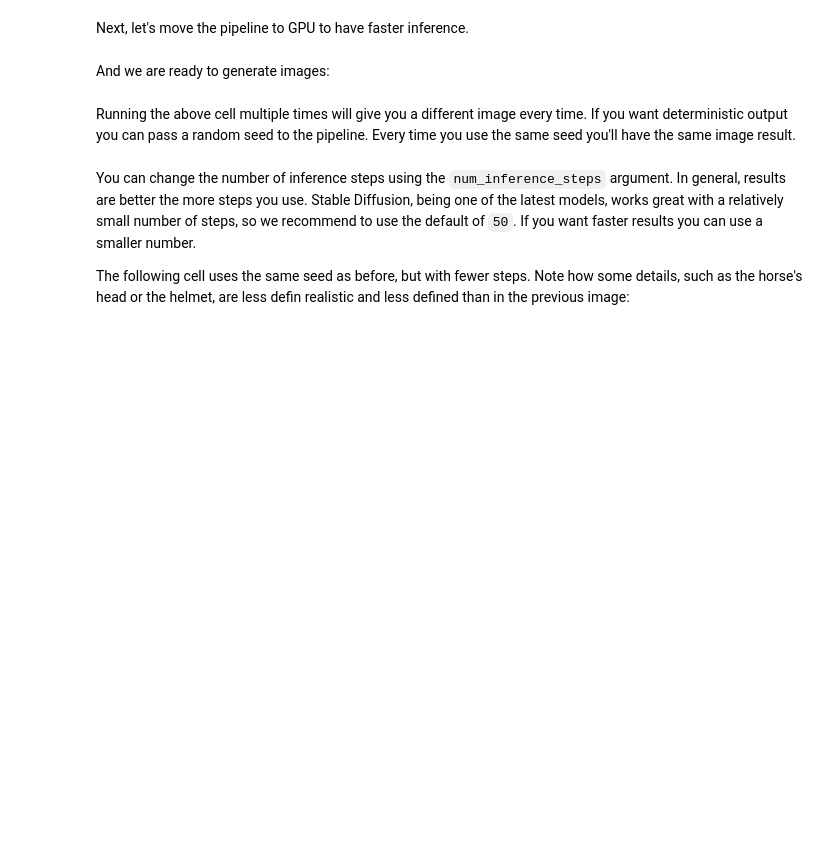
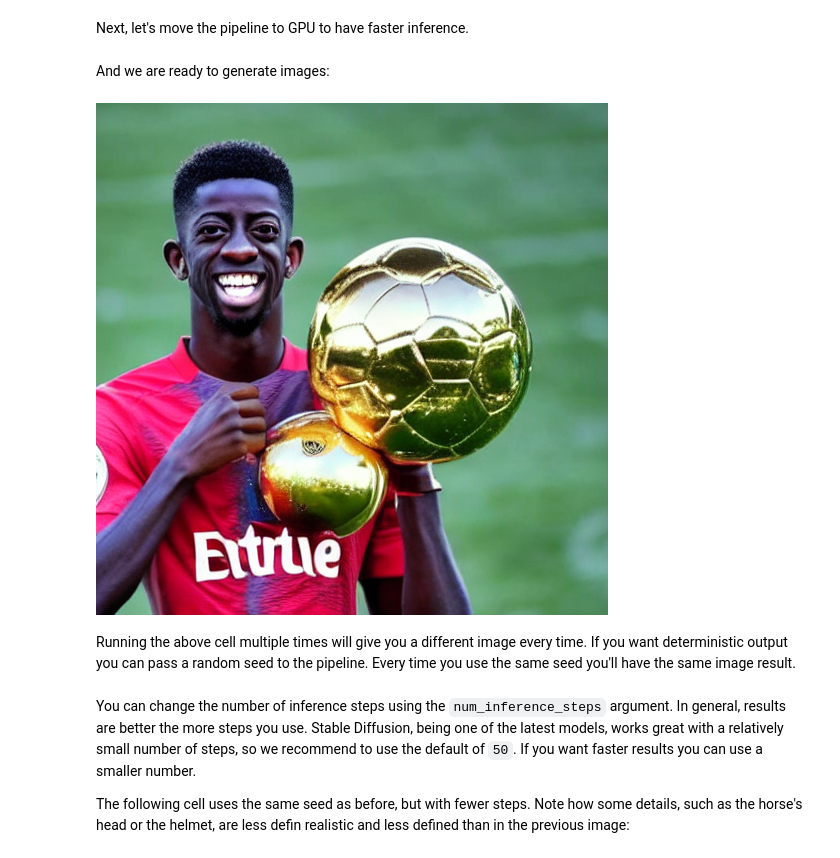
Before and after one commit to SeyeSamba64/MyProject, a Jupyter notebook: diffusers/stable_diffusion.ipynb, the cells around one changed output. Drawn from its saved outputs; the diff is of its cells as text; code cells hidden in the pictures; blank space fills up the shorter version.

```diff
--- a/diffusers/stable_diffusion.ipynb
+++ b/diffusers/stable_diffusion.ipynb
@@ -119,14 +127,16 @@ pipe = pipe.to(device)
 # %% [markdown]
 And we are ready to generate images:
 # %%
-prompt = "a photograph of an astronaut riding a horse"
+#prompt = "a photograph of an astronaut riding a horse"
+prompt = "The football player Ousmane Dembele with the ballon d'or trophy"
 image = pipe(prompt).images[0]  # image here is in [PIL format](https://pillow.readthedocs.io/en/stable/)
-
 # Now to display an image you can either save it such as:
-#image.save(f"astronaut_rides_horse.png")
+image.save(f"astronaut_rides_horse.png")
 
 # or if you're in a google colab you can directly display it with
 image
+# %% [output]
+[figure, added]
 # %% [markdown]
 Running the above cell multiple times will give you a different image every time. If you want deterministic output you can pass a random seed to the pipeline. Every time you use the same seed you'll have the same image result.
 # %%
```
Also changed, not shown: parts of 3 cells of this notebook.
